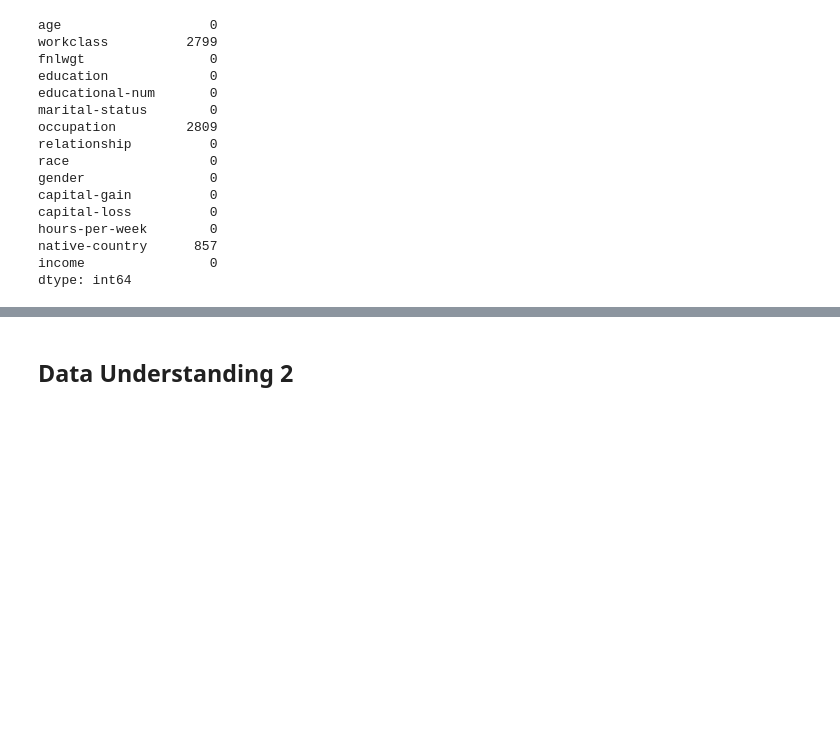
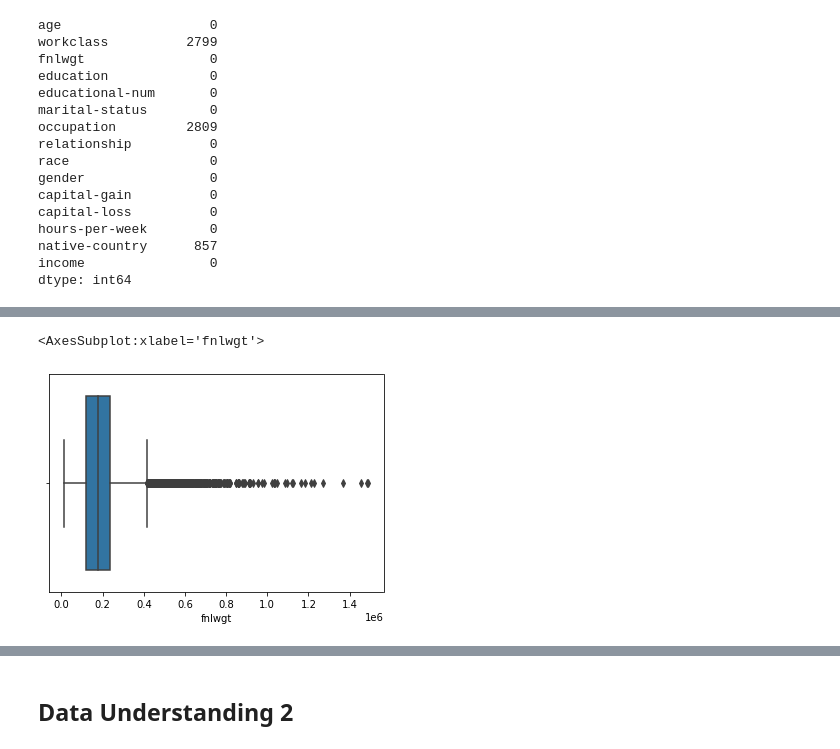
Before and after one commit to j-dominguez9/ML1_Proj1, a Jupyter notebook: Lab3/lab3.ipynb, the cells around one changed output, grey strips where cells are left out. Saved outputs shown, nothing was run; the diff lists cells and outputs as text; code cells hidden in the pictures; blank space fills up the shorter version.

```diff
--- a/Lab3/lab3.ipynb
+++ b/Lab3/lab3.ipynb
@@ -263,0 +314,5 @@ dtype: int64
+# %%
+sns.boxplot(df['fnlwgt'])
+# %% [output]
+<AxesSubplot:xlabel='fnlwgt'>
+[figure, added]
```
Also changed, not shown: parts of 21 cells of this notebook.
